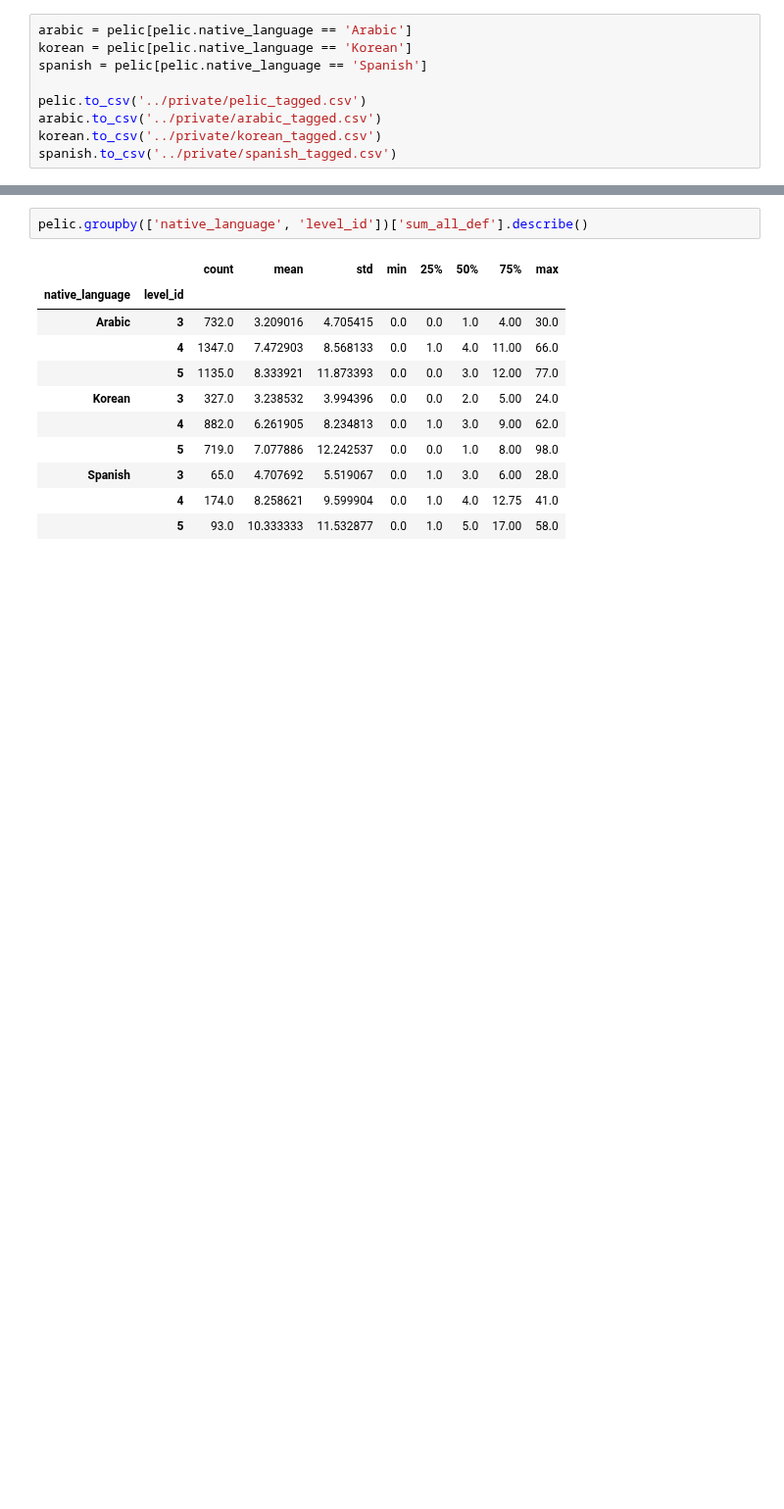
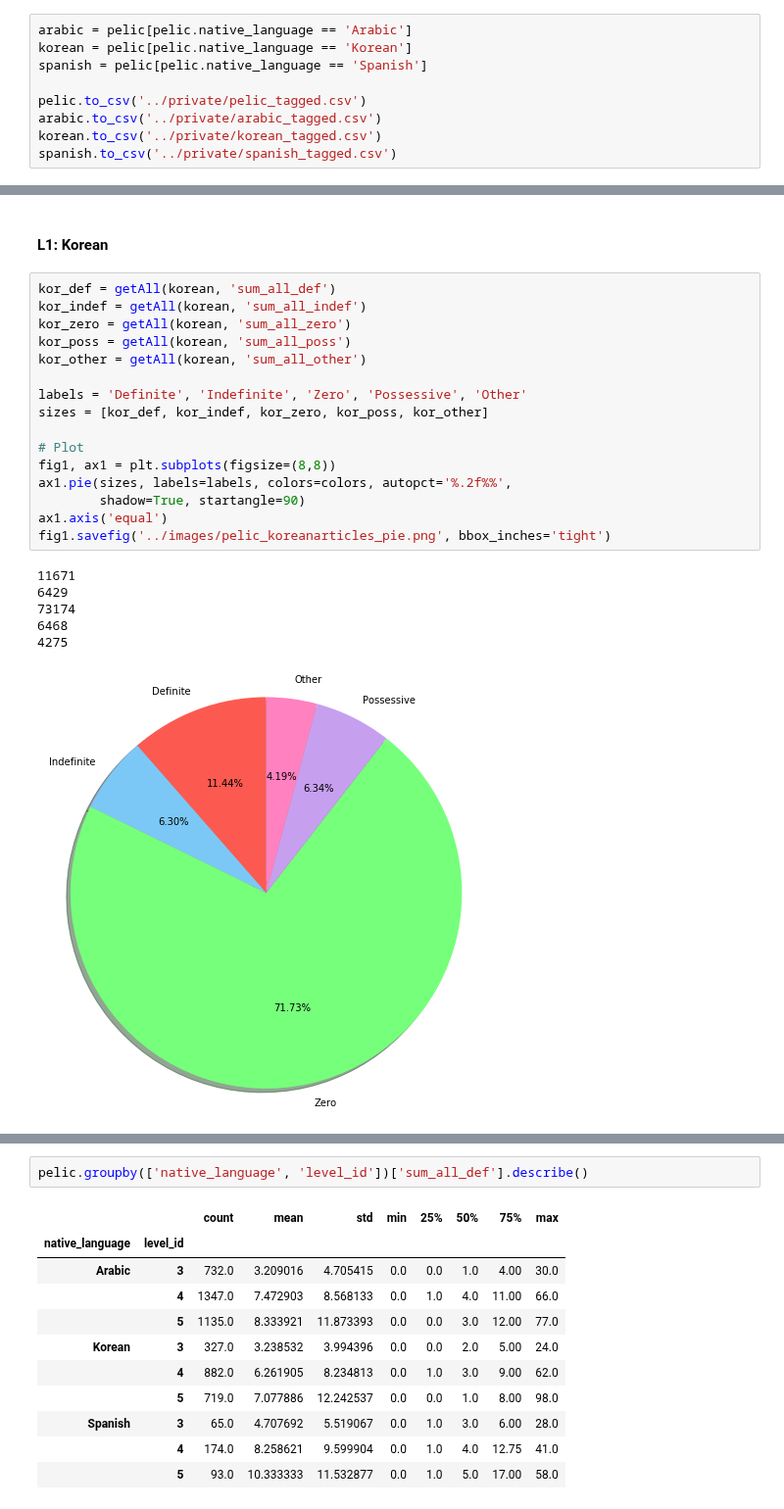
Before and after one commit to Data-Science-for-Linguists-2019/ESL-Article-Acquisition, a Jupyter notebook: analysis/quantitative_analysis.ipynb, the cells around one changed output, grey strips where cells are left out. Shown at 98% size. Cells and saved outputs as stored; diff of their text form; blank space fills up the shorter version.

```diff
--- a/analysis/quantitative_analysis.ipynb
+++ b/analysis/quantitative_analysis.ipynb
@@ -923,0 +823,26 @@ spanish.to_csv('../private/spanish_tagged.csv')
+# %% [markdown]
+<a id='korpie'></a>
+#### L1: Korean
+# %%
+kor_def = getAll(korean, 'sum_all_def')
+kor_indef = getAll(korean, 'sum_all_indef')
+kor_zero = getAll(korean, 'sum_all_zero')
+kor_poss = getAll(korean, 'sum_all_poss')
+kor_other = getAll(korean, 'sum_all_other')
+
+labels = 'Definite', 'Indefinite', 'Zero', 'Possessive', 'Other'
+sizes = [kor_def, kor_indef, kor_zero, kor_poss, kor_other]
+
+# Plot
+fig1, ax1 = plt.subplots(figsize=(8,8))
+ax1.pie(sizes, labels=labels, colors=colors, autopct='%.2f%%',
+        shadow=True, startangle=90)
+ax1.axis('equal')
+fig1.savefig('../images/pelic_koreanarticles_pie.png', bbox_inches='tight')
+# %% [output]
+11671
+6429
+73174
+6468
+4275
+[figure, added]
```
Also changed, not shown: parts of 159 cells of this notebook, 13 other files.
